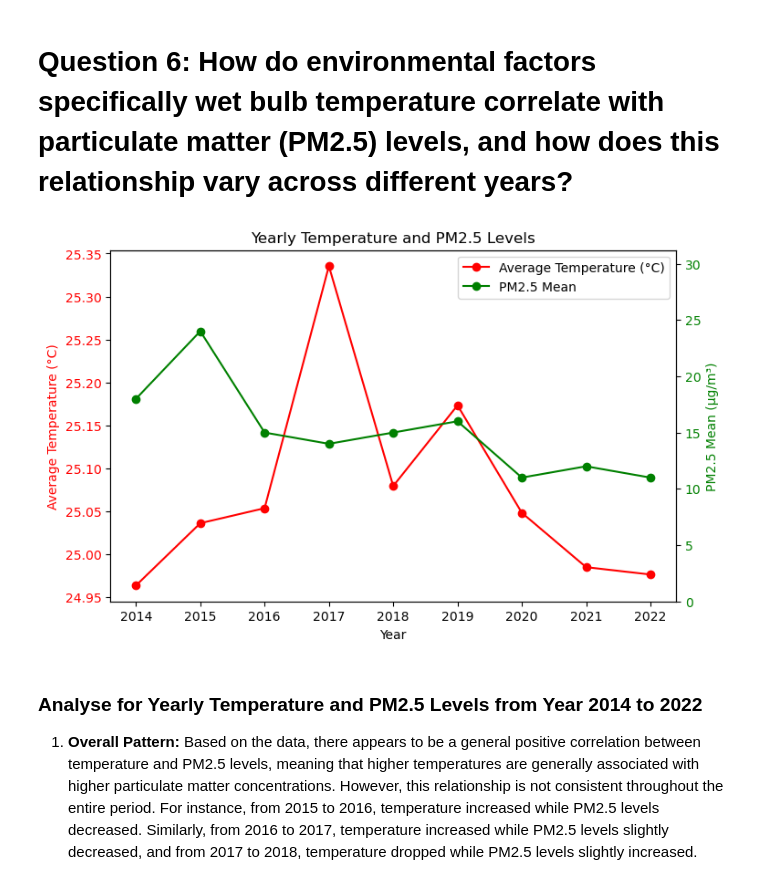
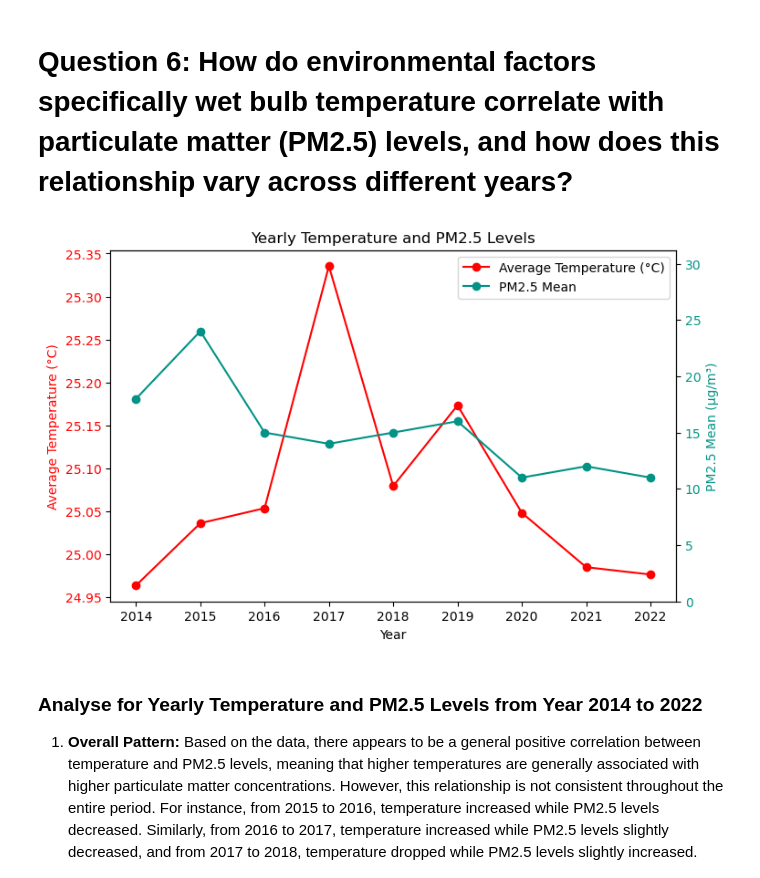
Before and after one commit to jianmin22/PDASCA1, a Jupyter notebook: ca1.ipynb, the cells around one changed output. Cells and saved outputs as stored; diff of their text form; code cells hidden in the pictures.

```diff
--- a/ca1.ipynb
+++ b/ca1.ipynb
@@ -757,31 +770,31 @@ plt.show()
 # %%
 pm25 = np.array([record['pm25_mean'] for record in air_pollutant_particulate_matter])
 
 # Plotting
 fig, ax1 = plt.subplots(nrows=1, ncols=1, figsize=(8, 5), gridspec_kw={'hspace': 0.5})
 
 # Create a line plot for yearly average temperatures
-ax1.plot(years, list(yearly_avg_temperatures.values()), color='red', marker='o', linestyle='-', label='Average Temperature (°C)')
+ax1.plot(years, list(yearly_avg_temperatures.values()), color='#FF0000', marker='o', linestyle='-', label='Average Temperature (°C)')
 ax1.set_xlabel('Year')
-ax1.set_ylabel('Average Temperature (°C)', color='red')
+ax1.set_ylabel('Average Temperature (°C)', color='#FF0000')
 ax1.tick_params(axis='y', labelcolor='red')
 
 # Create a twin axis for PM2.5 levels
 ax1b = ax1.twinx()
-ax1b.plot(years, pm25, color='green', marker='o', linestyle='-', label='PM2.5 Mean')
-ax1b.set_ylabel('PM2.5 Mean (µg/m³)', color='green')
-ax1b.tick_params(axis='y', labelcolor='green')
+ax1b.plot(years, pm25, color='#029386', marker='o', linestyle='-', label='PM2.5 Mean')
+ax1b.set_ylabel('PM2.5 Mean (µg/m³)', color='#029386')
+ax1b.tick_params(axis='y', labelcolor='#029386')
 ax1b.set_ylim(0, max(pm25) * 1.3)
 
 ax1.set_title('Yearly Temperature and PM2.5 Levels')
 handles1, labels1 = ax1.get_legend_handles_labels()
 handles1b, labels1b = ax1b.get_legend_handles_labels()
 ax1.legend(handles1 + handles1b, labels1 + labels1b, loc='upper right')
 
 
 plt.show()
 # %% [output]
-[figure, old version]
+[figure, new version]
 # %% [markdown]
 ### Analyse for Yearly Temperature and PM2.5 Levels from Year 2014 to 2022
 1. **Overall Pattern:** Based on the data, there appears to be a general positive correlation between temperature and PM2.5 levels, meaning that higher temperatures are generally associated with higher particulate matter concentrations. However, this relationship is not consistent throughout the entire period. For instance, from 2015 to 2016, temperature increased while PM2.5 levels decreased. Similarly, from 2016 to 2017, temperature increased while PM2.5 levels slightly decreased, and from 2017 to 2018, temperature dropped while PM2.5 levels slightly increased. These inconsistencies suggest that other factors may have influenced PM2.5 levels during these years. Generally, in the other years, an increase in temperature corresponds with an increase in PM2.5 levels, and a decrease in temperature corresponds with a decrease in PM2.5 levels.
```
Also changed, not shown: parts of 3 cells of this notebook.
